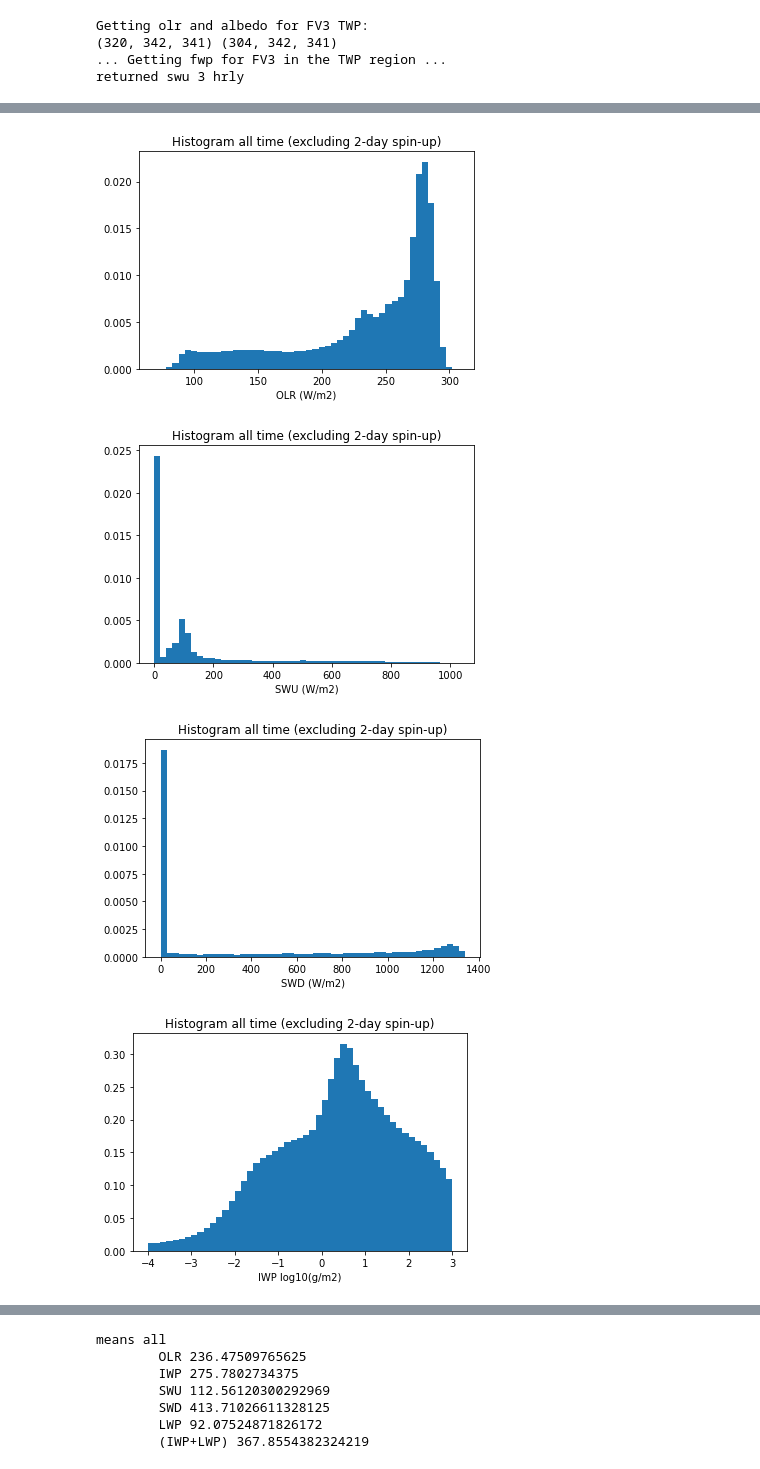
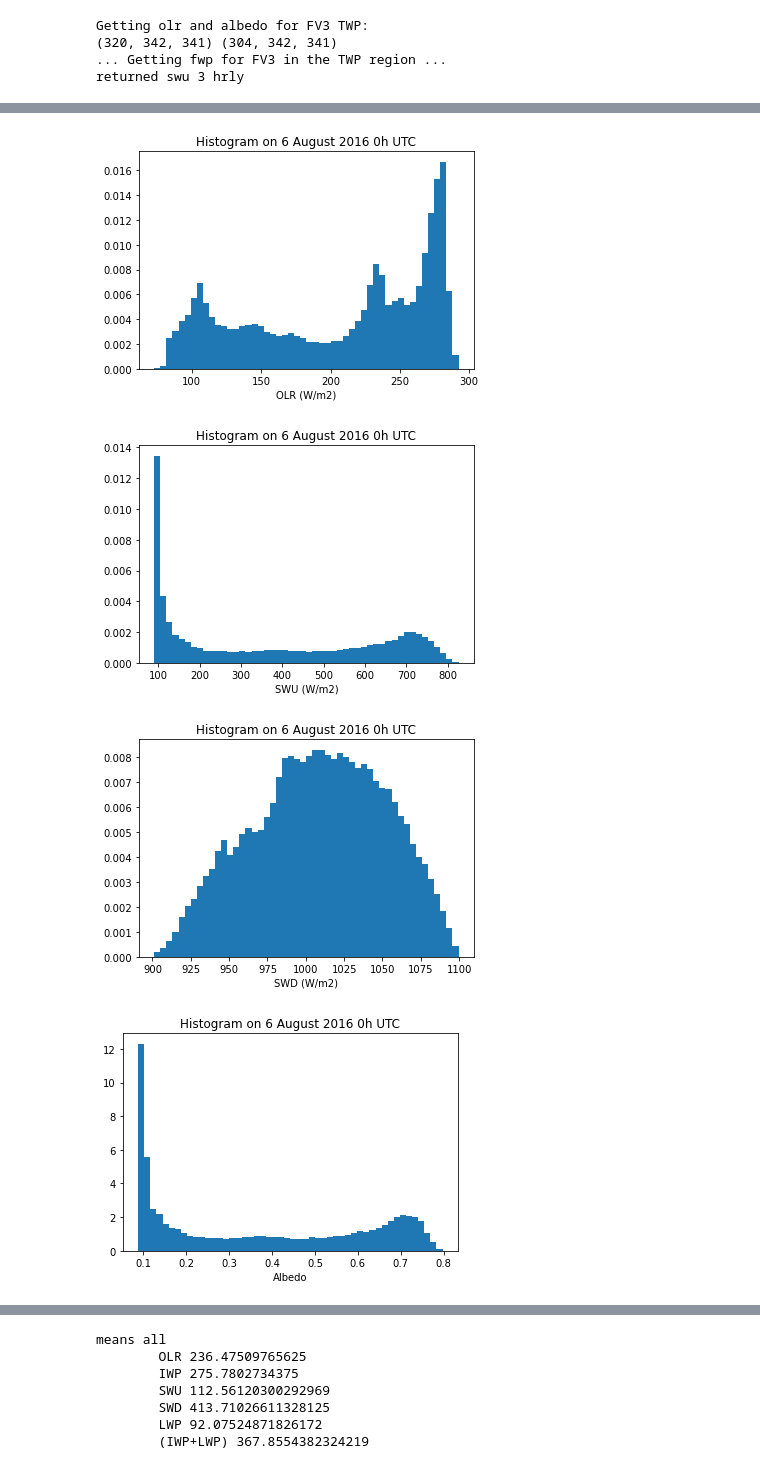
Before and after one commit to smturbev/dyamond-analysis-2, a Jupyter notebook: python_scripts/histograms_fv3.ipynb, the cells around one changed output, grey strips where cells are left out. Saved outputs shown, nothing was run; the diff lists cells and outputs as text; code cells hidden in the pictures.

Commit message:
fixed mismatched time step

```diff
--- a/python_scripts/histograms_fv3.ipynb
+++ b/python_scripts/histograms_fv3.ipynb
@@ -20,0 +61,19 @@ returned swu 3 hrly
+# %%
+# flatten arrays and get rid of clear sky columsn
+cld_mask = np.where(iwp.values.flatten()>=0.1,1,0)
+print(cld_mask.shape)
+iwp = np.where(cld_mask, iwp.values.flatten(), np.nan)
+olr = np.where(cld_mask, olr.values.flatten(), np.nan)
+swu = np.where(cld_mask, swu.values.flatten(), np.nan)
+swd = np.where(cld_mask, swd.values.flatten(), np.nan)
+lwp = np.where(cld_mask, lwp.values.flatten(), np.nan)
+alb = np.where(cld_mask, alb.values.flatten(), np.nan)
+print(iwp.shape)
+
+nan_mask = np.where(np.isnan(iwp),False,True)
+iwp = iwp[nan_mask]
+olr = olr[nan_mask]
+swu = swu[nan_mask]
+swd = swd[nan_mask]
+lwp = lwp[nan_mask]
+alb = alb[nan_mask]
@@ -36,40 +101,48 @@ plt.show()
 # %%
-# title_string = f"Histogram on {t//96+2} August 2016 {t%96*0.25} UTC"
-title_string = "Histogram all time (excluding 2-day spin-up)"
-t0="all"
-# t0=t//16
-plt.hist(olr.values.flatten(), bins=50, density=1)
+if ((t3%8)*3+3)%24==0:
+    title_string = f"Histogram on {(t3+16)//8+2} August 2016 {((t3%8)*3+3)%24}h UTC"
+else:
+    title_string = f"Histogram on {(t3+16)//8+1} August 2016 {((t3%8)*3+3)%24}h UTC"
+# title_string = "Histogram all time (excluding 2-day spin-up)"
+# t0="all"
+t0=t3
+plt.hist(olr, bins=50, density=1)
 plt.xlabel("OLR (W/m2)")
 plt.title(title_string)
 plt.savefig(f"../plots/case_study_fv3/histograms/OLR_hist_t{t0}.png")
 plt.show()
-plt.hist(swu.values.flatten(), bins=50, density=1)
+plt.hist(swu, bins=50, density=1)
 plt.xlabel("SWU (W/m2)")
 plt.title(title_string)
 plt.savefig(f"../plots/case_study_fv3/histograms/SWU_hist_t{t0}.png")
 plt.show()
-plt.hist(swd.values.flatten(), bins=50, density=1)
+plt.hist(swd, bins=50, density=1)
 plt.xlabel("SWD (W/m2)")
 plt.title(title_string)
 plt.savefig(f"../plots/case_study_fv3/histograms/SWD_hist_t{t0}.png")
 plt.show()
-plt.hist(np.log10(iwp.values.flatten()), bins=np.linspace(-4,3,50), density=1)
+plt.hist(alb, bins=50, density=1)
+plt.xlabel("Albedo")
+plt.title(title_string)
+plt.savefig(f"../plots/case_study_fv3/histograms/ALBEDO_hist_t{t0}.png")
+plt.show()
+plt.hist(np.log10(iwp), bins=np.linspace(-4,3,50), density=1)
 plt.xlabel("IWP log10(g/m2)")
 plt.title(title_string)
 plt.savefig(f"../plots/case_study_fv3/histograms/IWP_hist_t{t0}.png")
 plt.show()
-plt.hist(np.log10(lwp.values.flatten()), bins=np.linspace(-4,3,50), density=1)
+plt.hist(np.log10(lwp), bins=np.linspace(-4,3,50), density=1)
 plt.xlabel("LWP (g/m2)")
 plt.title(title_string)
 plt.savefig(f"../plots/case_study_fv3/histograms/LWP_hist_t{t0}.png")
 plt.show()
-plt.hist(np.log10((iwp+lwp).values.flatten()), bins=np.linspace(-4,3,50), density=1)
+plt.hist(np.log10((iwp+lwp)), bins=np.linspace(-4,3,50), density=1)
 plt.xlabel("IWP + LWP (g/m2)")
 plt.title(title_string)
 plt.savefig(f"../plots/case_study_fv3/histograms/IWP+LWP_hist_t{t0}.png")
 plt.show()
 # %% [output]
-[figure, old version]
+[figure, new version]
-[figure, old version]
+[figure, new version]
-[figure, old version]
+[figure, new version]
-[figure, old version]
+[figure, new version]
```
Also changed, not shown: parts of 8 cells of this notebook, 19 other files.
